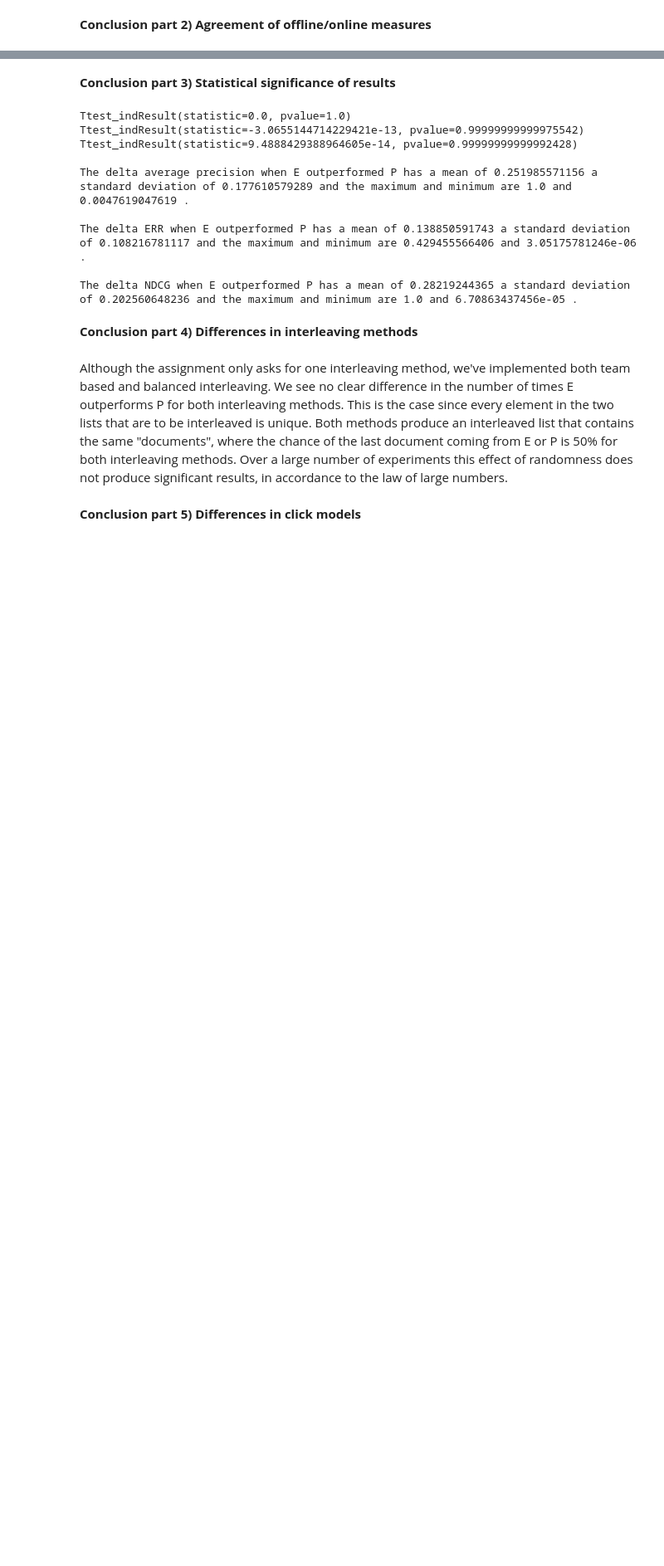
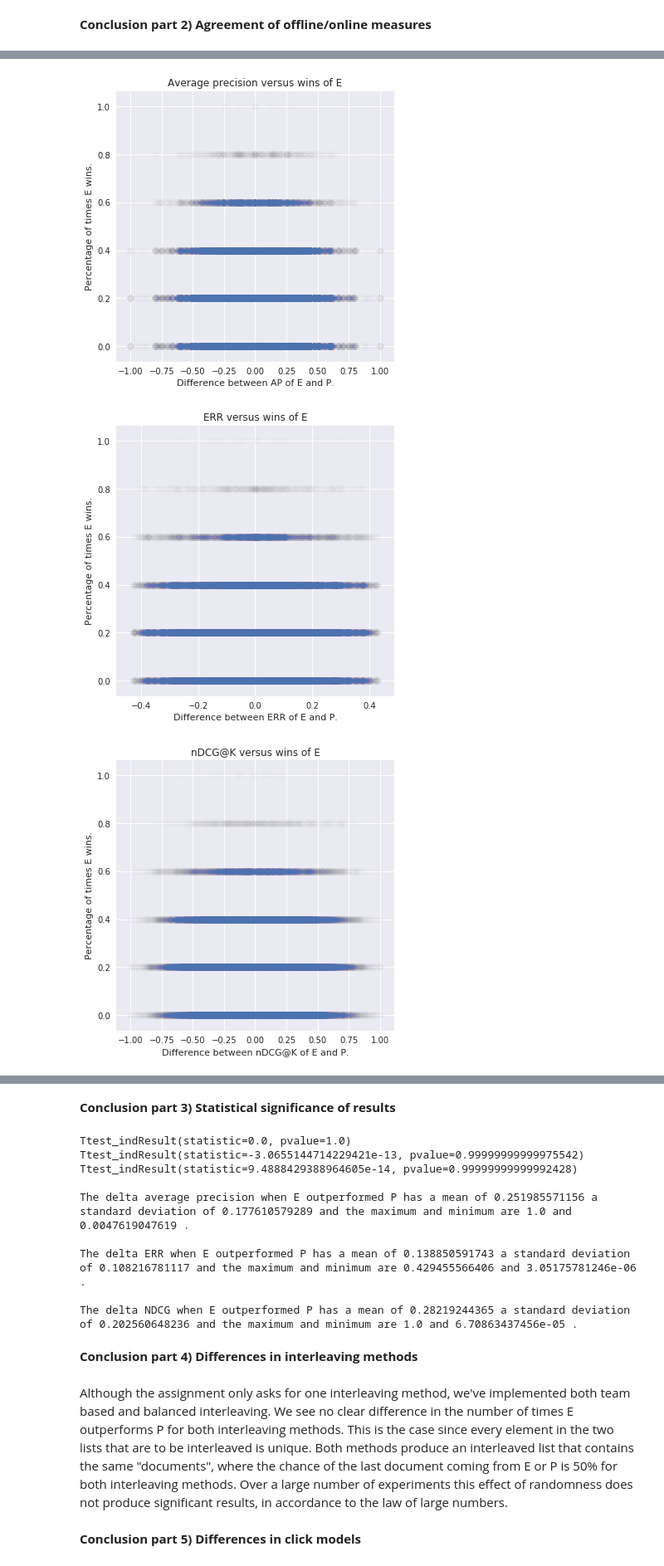
Before and after one commit to stefanknegt/InformationRetrieval1, a Jupyter notebook: HW1/Homework1_11784261_11728191_11871431.ipynb, the cells around one changed output, grey strips where cells are left out. Shown at 83% size. Drawn from its saved outputs; the diff is of its cells as text; code cells hidden in the pictures; blank space fills up the shorter version.

```diff
--- a/HW1/Homework1_11784261_11728191_11871431.ipynb
+++ b/HW1/Homework1_11784261_11728191_11871431.ipynb
@@ -737,0 +777,28 @@ print(matrix[50000:50005])
+# %%
+import matplotlib.pyplot as plt
+
+#AP versus percentage wins RCM draft based interleaving
+plt.figure(figsize=(6,6))
+plt.scatter(matrix[:,0], matrix[:,3], s=70, alpha=0.003)
+plt.xlabel('Difference between AP of E and P.')
+plt.ylabel('Percentage of times E wins.')
+plt.title('Average precision versus wins of E')
+plt.show()
+
+plt.figure(figsize=(6,6))
+plt.scatter(matrix[:,1], matrix[:,3], s=70, alpha=0.003)
+plt.xlabel('Difference between ERR of E and P.')
+plt.ylabel('Percentage of times E wins.')
+plt.title('ERR versus wins of E')
+plt.show()
+
+plt.figure(figsize=(6,6))
+plt.scatter(matrix[:,2], matrix[:,3], s=70, alpha=0.003)
+plt.xlabel('Difference between nDCG@K of E and P.')
+plt.ylabel('Percentage of times E wins.')
+plt.title('nDCG@K versus wins of E')
+plt.show()
+# %% [output]
+[figure, added]
+[figure, added]
+[figure, added]
```
Also changed, not shown: parts of 14 cells of this notebook.
